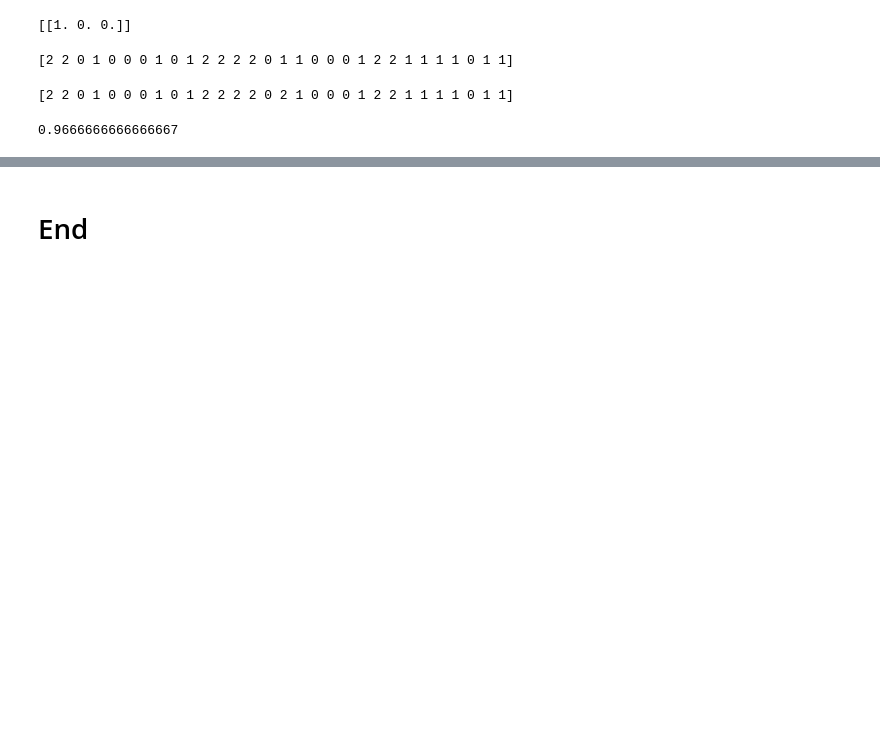
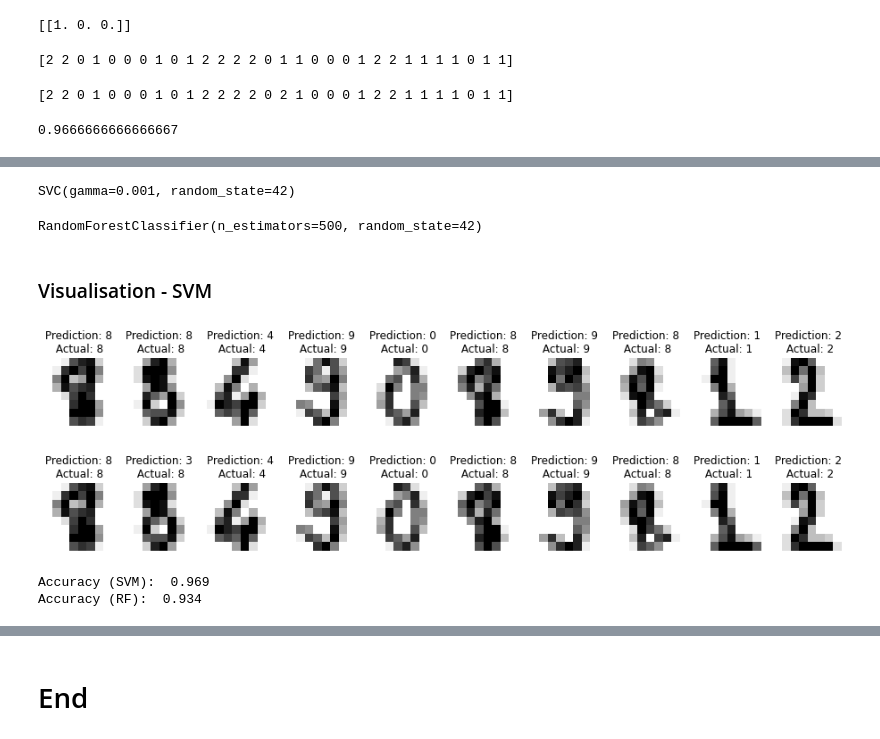
Before and after one commit to KeithQuinn/Machine-Learning-and-Statistics-Winter-21-22, a Jupyter notebook: Scikit-Learn.ipynb, the cells around one changed output, grey strips where cells are left out. Saved outputs shown, nothing was run; the diff lists cells and outputs as text; code cells hidden in the pictures; blank space fills up the shorter version.

```diff
--- a/Scikit-Learn.ipynb
+++ b/Scikit-Learn.ipynb
@@ -450,0 +501,7 @@ print(clf.score(X_test, Y_test))
+# %%
+import pandas as pd
+
+n_samples = len(digits.images)
+data = digits.images.reshape((n_samples, -1))
+
+pd.DataFrame(data)
@@ -450,0 +522,49 @@ print(clf.score(X_test, Y_test))
+# %%
+X_train, X_test, y_train, y_test = train_test_split(data, digits.target, test_size=0.5, shuffle=False)
+# %%
+# Support Vector Classifier
+from sklearn.svm import SVC
+svm = SVC(gamma=0.001, random_state=42)
+svm.fit(X_train, y_train)
+# %% [output]
+SVC(gamma=0.001, random_state=42)
+# %%
+# Random Forest
+rf = RandomForestClassifier(n_estimators=500, random_state=42)
+rf.fit(X_train, y_train)
+# %% [output]
+RandomForestClassifier(n_estimators=500, random_state=42)
+# %%
+y_test_pred_svm = svm.predict(X_test)
+y_test_pred_rf = rf.predict(X_test)
+# %% [markdown]
+### Visualisation - SVM
+# %%
+_, axes = plt.subplots(nrows=1, ncols=10, figsize=(16,4))
+for ax, image, actual, prediction in zip(axes, X_test, y_test, y_test_pred_svm):
+    ax.set_axis_off()
+    image = image.reshape(8, 8)
+    ax.imshow(image, cmap=plt.cm.gray_r, interpolation='nearest')
+    ax.set_title(f'Prediction: {prediction}\n Actual: {actual}')
+# %% [output]
+[figure, added]
+# %%
+_, axes = plt.subplots(nrows=1, ncols=10, figsize=(16,4))
+for ax, image, actual, prediction in zip(axes, X_test, y_test, y_test_pred_rf):
+    ax.set_axis_off()
+    image = image.reshape(8, 8)
+    ax.imshow(image, cmap=plt.cm.gray_r, interpolation='nearest')
+    ax.set_title(f'Prediction: {prediction}\n Actual: {actual}')
+# %% [output]
+[figure, added]
+# %%
+from sklearn.metrics import accuracy_score
+
+accuracy_svm = accuracy_score(y_test, y_test_pred_svm)
+accuracy_rf = accuracy_score(y_test, y_test_pred_rf)
+
+print('Accuracy (SVM): ', round(accuracy_svm, 3))
+print('Accuracy (RF): ', round(accuracy_rf, 3))
+# %% [output]
+Accuracy (SVM):  0.969
+Accuracy (RF):  0.934
```
Also changed, not shown: parts of 21 cells of this notebook, 2 other files.
